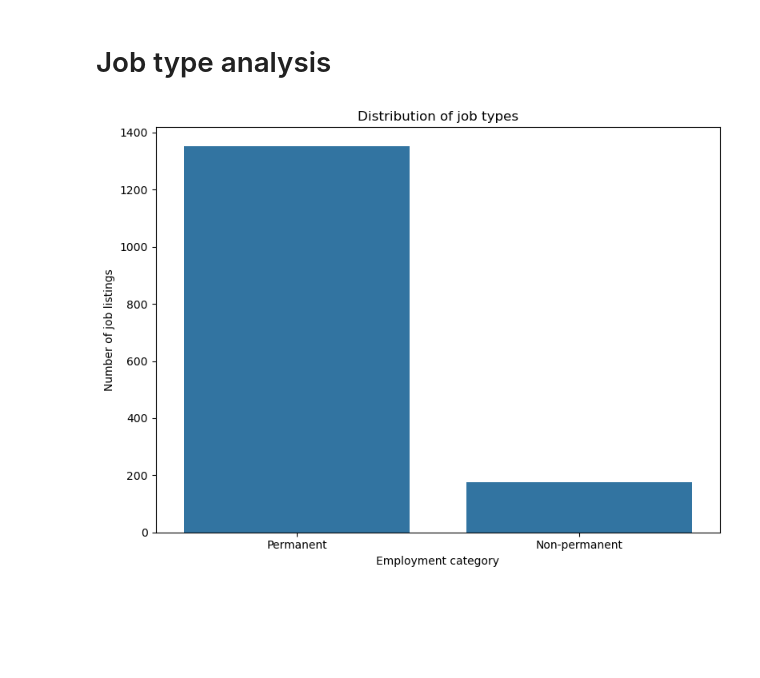
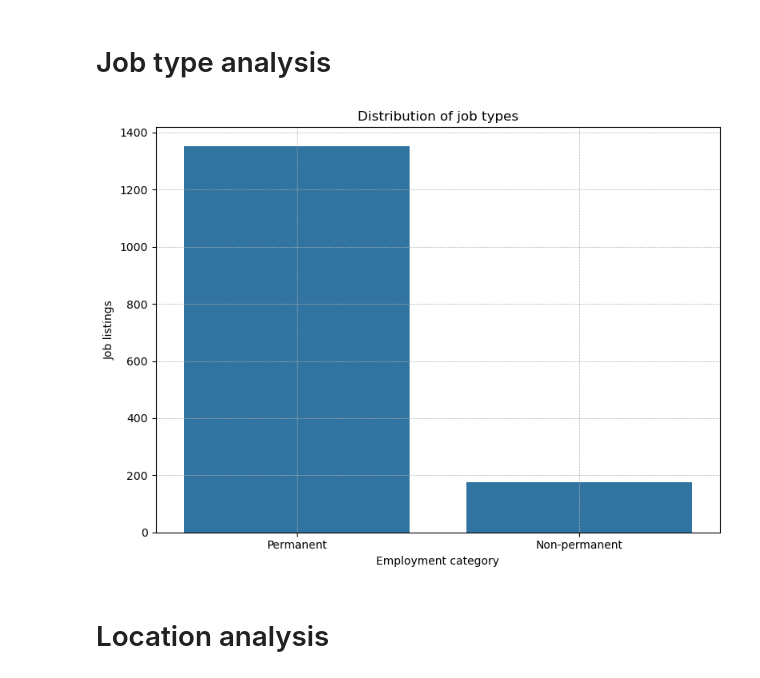
Before and after one commit to CawbyCop/720000069, a Jupyter notebook: blog.ipynb, the cells around one changed output. Drawn from its saved outputs; the diff is of its cells as text; code cells hidden in the pictures; blank space fills up the shorter version.

```diff
--- a/blog.ipynb
+++ b/blog.ipynb
@@ -112,15 +113,18 @@ plt.show()
 # %% [markdown]
 # Job type analysis
 # %%
-# Permanent vs non permanent
+# Permanent vs non permanent (contract/temporary)
 df['employment_category'] = df['job_type'].apply(lambda x: 'Non-permanent' if ('Contract' in x or 'Temporary' in x) else 'Permanent')
 
 plt.figure(figsize=(8, 6))
 sns.barplot(data=df['employment_category'].value_counts())
 plt.title('Distribution of job types')
 plt.xlabel('Employment category')
-plt.ylabel('Number of job listings')
+plt.ylabel('Job listings')
+plt.grid(True, which='major', linestyle='--', linewidth=0.5, axis='both')
 plt.tight_layout()
 plt.show()
 # %% [output]
-[figure, old version]
+[figure, new version]
+# %% [markdown]
+# Location analysis
```
Also changed, not shown: parts of 6 cells of this notebook, 2 other files.
